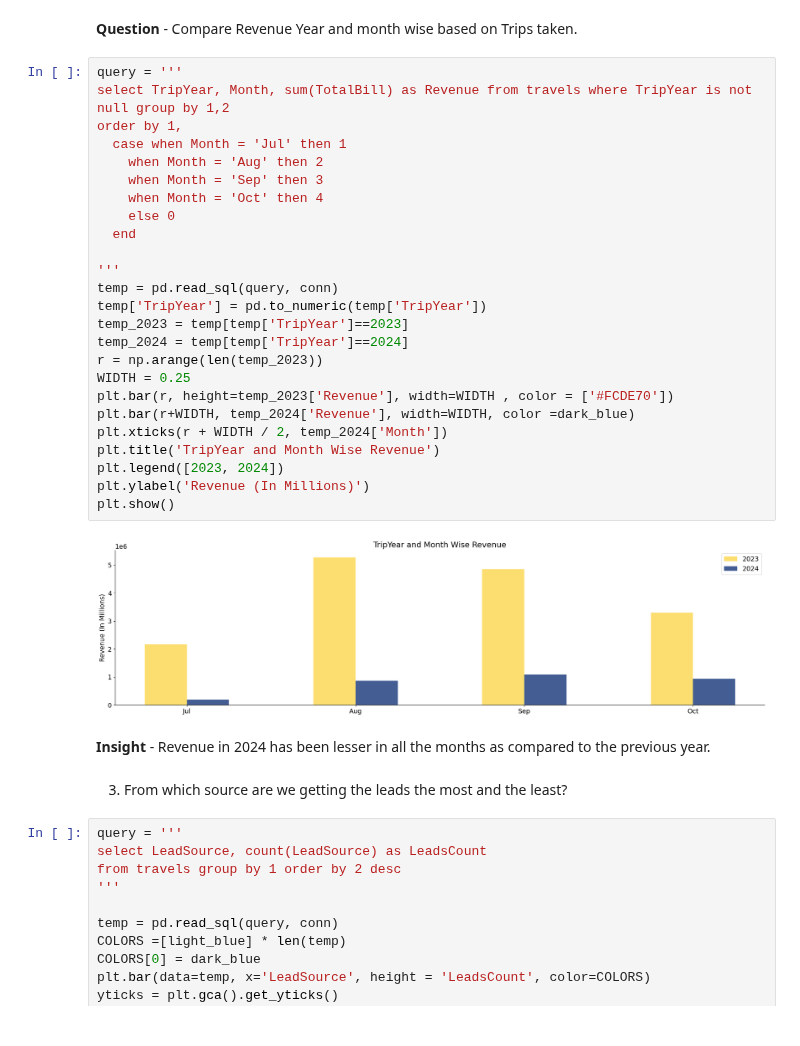
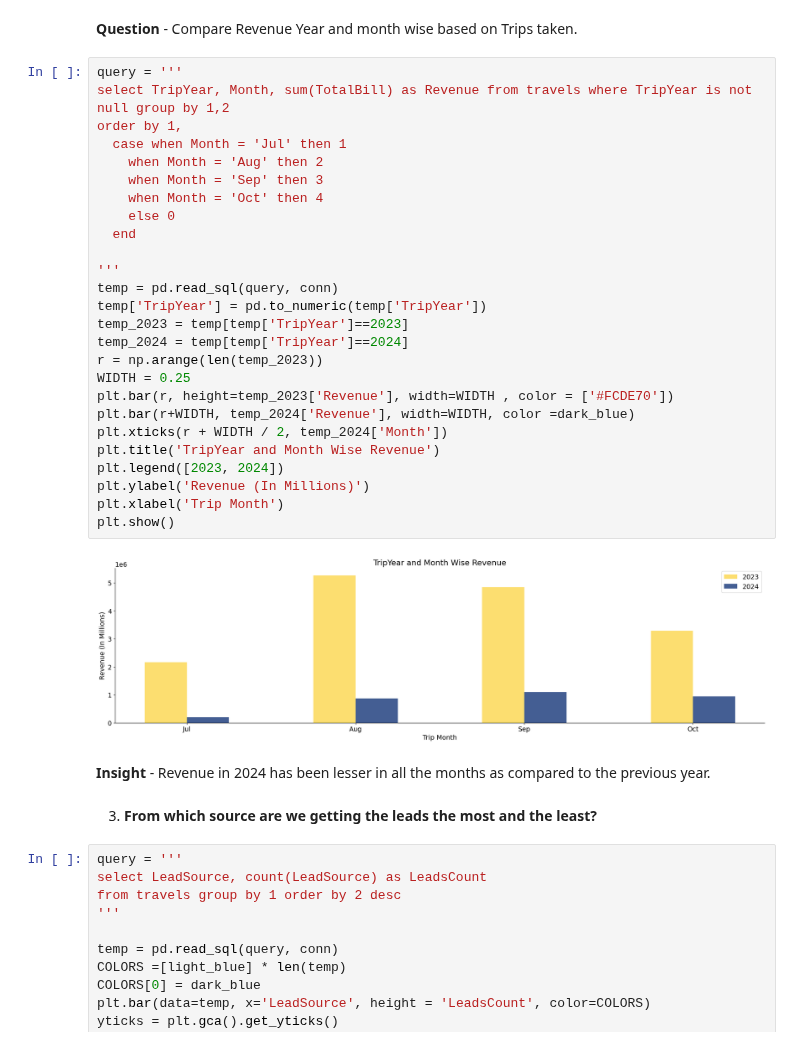
Before and after one commit to dakshbhatnagar/projects, a Jupyter notebook: sales_conversions/conversions.ipynb, the cells around one changed output. Cells and saved outputs as stored; diff of their text form.

```diff
--- a/sales_conversions/conversions.ipynb
+++ b/sales_conversions/conversions.ipynb
@@ -286,34 +296,35 @@ plt.show()
 # %%
 query = '''
 select TripYear, Month, sum(TotalBill) as Revenue from travels where TripYear is not null group by 1,2
 order by 1,
   case when Month = 'Jul' then 1
     when Month = 'Aug' then 2
     when Month = 'Sep' then 3
     when Month = 'Oct' then 4
     else 0
   end
 
 '''
 temp = pd.read_sql(query, conn)
 temp['TripYear'] = pd.to_numeric(temp['TripYear'])
 temp_2023 = temp[temp['TripYear']==2023]
 temp_2024 = temp[temp['TripYear']==2024]
 r = np.arange(len(temp_2023))
 WIDTH = 0.25
 plt.bar(r, height=temp_2023['Revenue'], width=WIDTH , color = ['#FCDE70'])
 plt.bar(r+WIDTH, temp_2024['Revenue'], width=WIDTH, color =dark_blue)
 plt.xticks(r + WIDTH / 2, temp_2024['Month'])
 plt.title('TripYear and Month Wise Revenue')
 plt.legend([2023, 2024])
 plt.ylabel('Revenue (In Millions)')
+plt.xlabel('Trip Month')
 plt.show()
 # %% [output]
-[figure, old version]
+[figure, new version]
 # %% [markdown]
 **Insight** - Revenue in 2024 has been lesser in all the months as compared to the previous year.
 # %% [markdown]
-3. From which source are we getting the leads the most and the least?
+3. **From which source are we getting the leads the most and the least?**
 # %%
 query = '''
 select LeadSource, count(LeadSource) as LeadsCount
```
Also changed, not shown: parts of 41 cells of this notebook, 9 other files.
